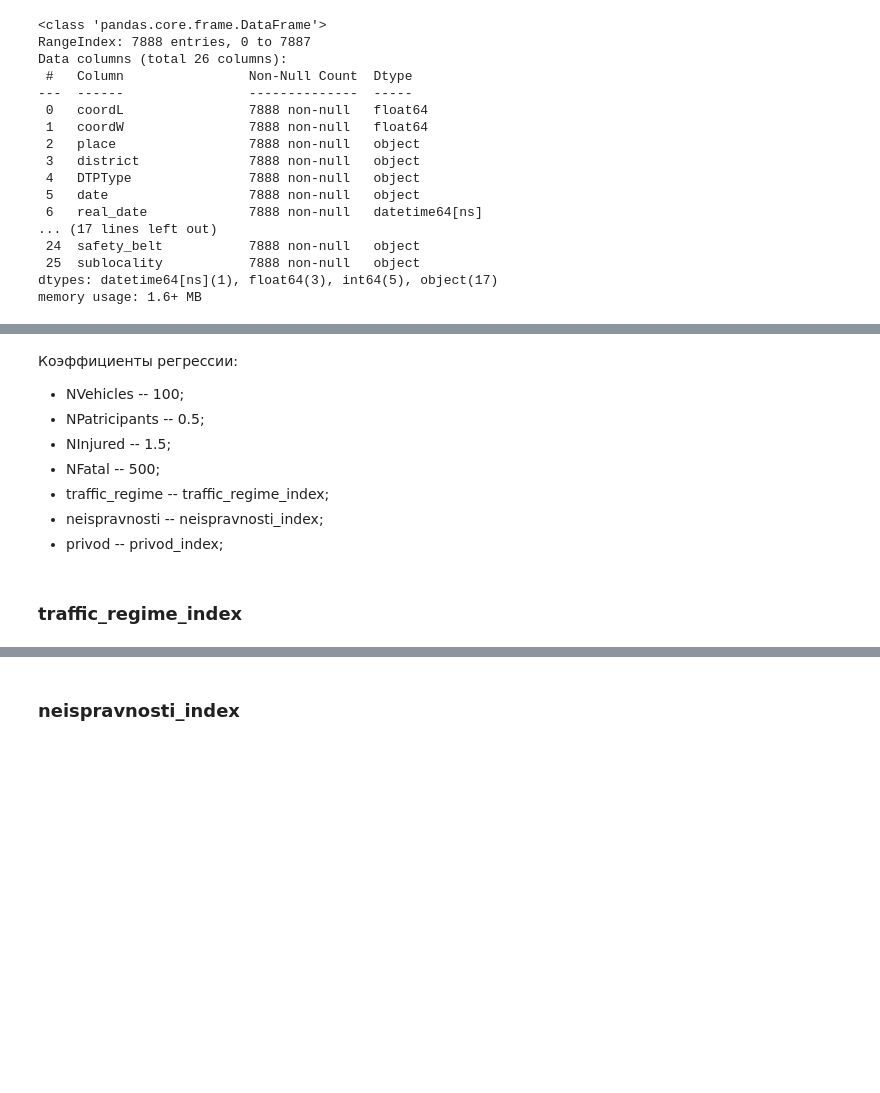
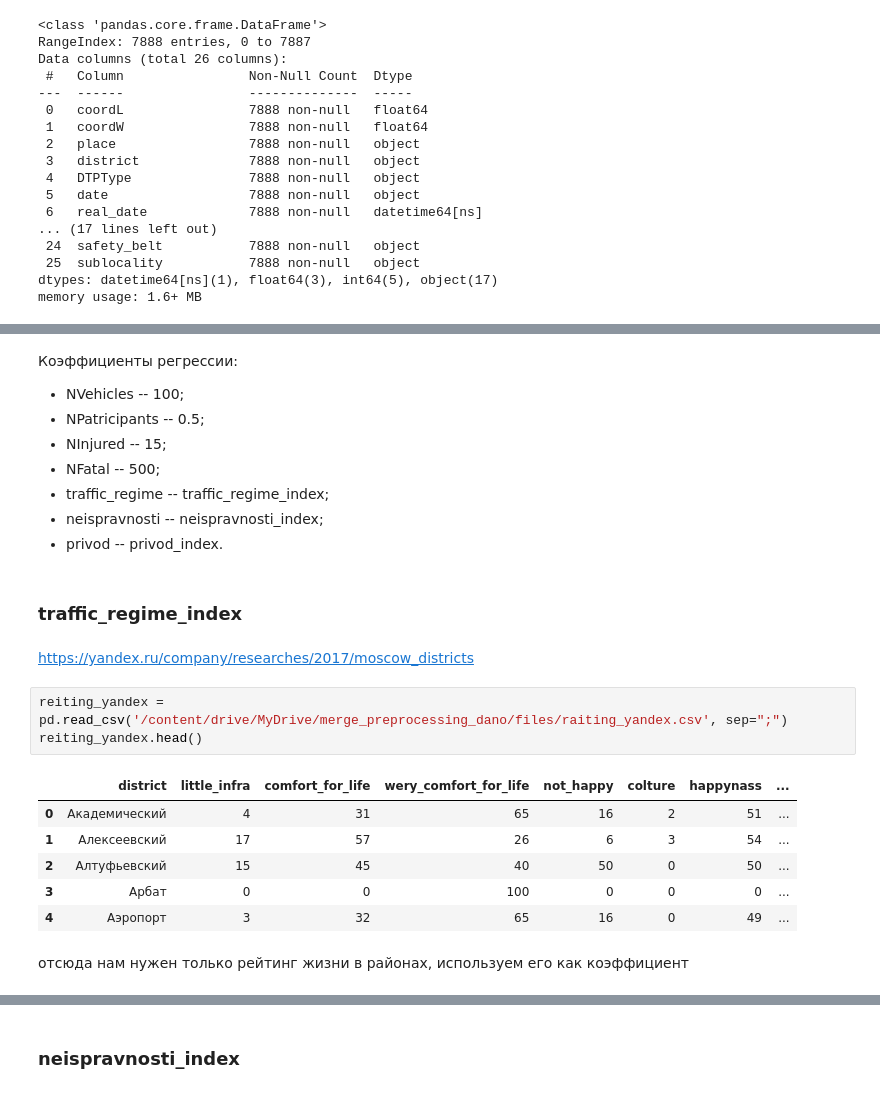
Before and after one commit to ovad4221/Accident_prediction_system, a Jupyter notebook: Analysis_ovad.ipynb, the cells around one changed output, grey strips where cells are left out. Cells and saved outputs as stored; diff of their text form; blank space fills up the shorter version.

```diff
--- a/Analysis_ovad.ipynb
+++ b/Analysis_ovad.ipynb
@@ -83,10 +83,24 @@ ___
 Коэффициенты регрессии:
   * NVehicles  --  100;
   * NPatricipants  --  0.5;
-  * NInjured  --  1.5;
+  * NInjured  --  15;
   * NFatal  --  500;
   * traffic_regime  --  traffic_regime_index;
   * neispravnosti  --  neispravnosti_index;
-  * privod  --  privod_index;
+  * privod  --  privod_index.
 # %% [markdown]
 ### traffic_regime_index
+# %% [markdown]
+https://yandex.ru/company/researches/2017/moscow_districts
+# %%
+reiting_yandex = pd.read_csv('/content/drive/MyDrive/merge_preprocessing_dano/files/raiting_yandex.csv', sep=";")
+reiting_yandex.head()
+# %% [output]
+|  | district | little_infra | comfort_for_life | wery_comfort_for_life | not_happy | colture | happynass | ... |
+| 0 | Академический | 4 | 31 | 65 | 16 | 2 | 51 | ... |
+| 1 | Алексеевский | 17 | 57 | 26 | 6 | 3 | 54 | ... |
+| 2 | Алтуфьевский | 15 | 45 | 40 | 50 | 0 | 50 | ... |
+| 3 | Арбат | 0 | 0 | 100 | 0 | 0 | 0 | ... |
+| 4 | Аэропорт | 3 | 32 | 65 | 16 | 0 | 49 | ... |
+# %% [markdown]
+отсюда нам нужен только рейтинг жизни в районах, используем его как коэффициент
```
Also changed, not shown: parts of 11 cells of this notebook.
